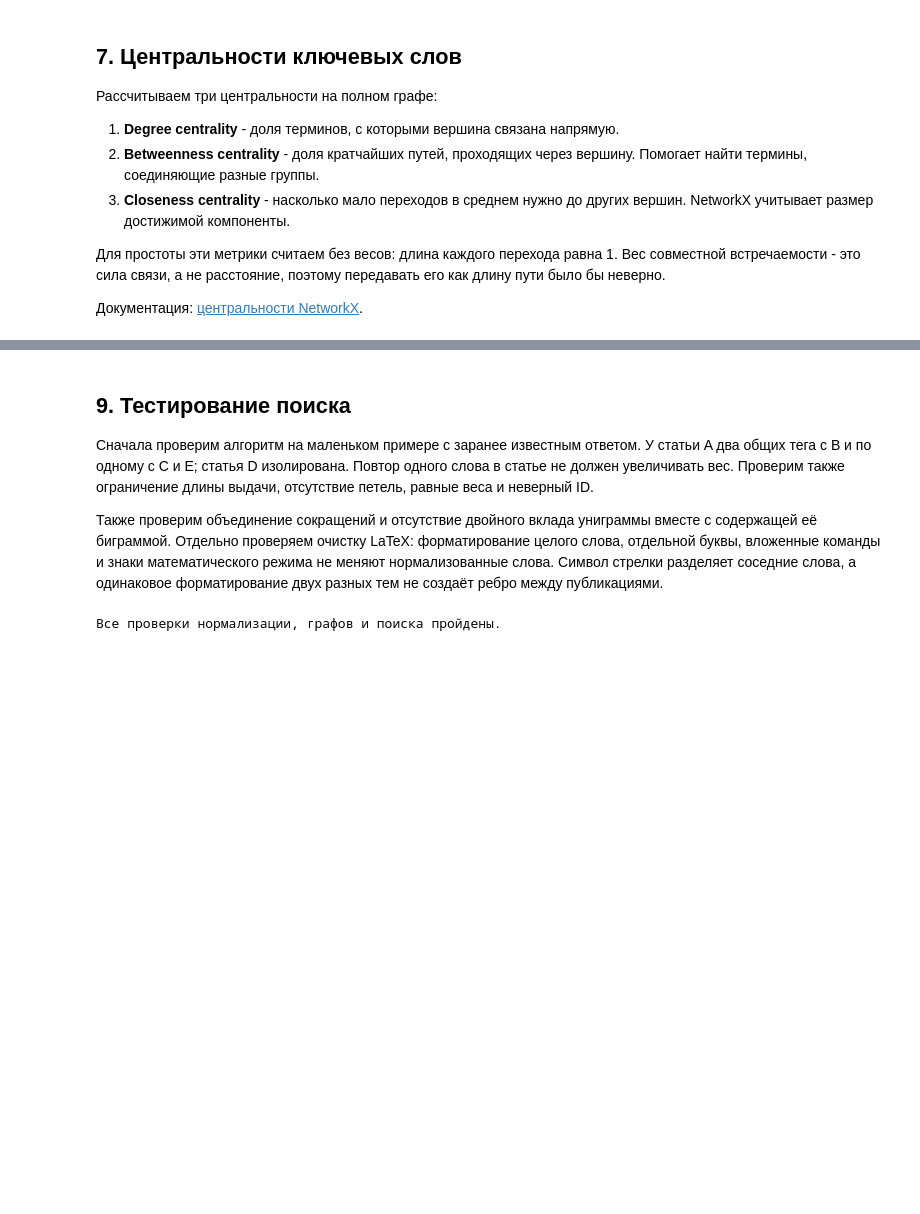
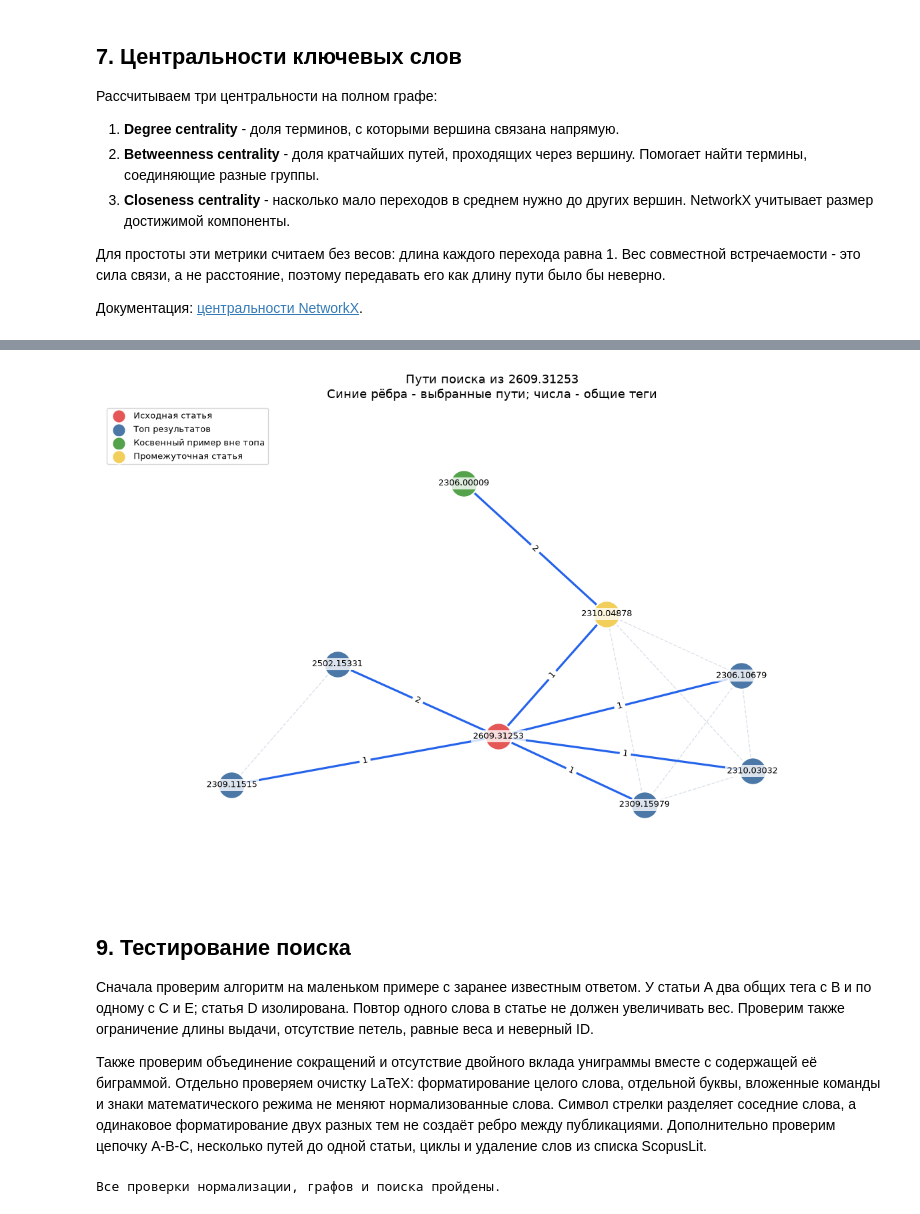
Before and after one commit to shirr9/andan-lab1, a Jupyter notebook: lab1.ipynb, the cells around one changed output, grey strips where cells are left out. Cells and saved outputs as stored; diff of their text form; code cells hidden in the pictures; blank space fills up the shorter version.

```diff
--- a/lab1.ipynb
+++ b/lab1.ipynb
@@ -616,3 +703,44 @@ else:
+# %%
+# Объединяем пути топа и один объясняющий пример без прямого ребра.
+shown_matches = list(matches)
+if indirect_example is not None and indirect_example[0] not in {row[0] for row in matches}:
+    shown_matches.append(indirect_example)
+path_nodes = {QUERY_ID}
+path_edges = set()
+for _, _, path in shown_matches:
+    path_nodes.update(path)
+    path_edges.update(tuple(sorted((left, right))) for left, right in zip(path, path[1:]))
+search_view = G_papers.subgraph(path_nodes)
+positions = nx.spring_layout(search_view, seed=42, weight='weight', k=1.2)
+result_ids = {row[0] for row in matches}
+fig, ax = plt.subplots(figsize=(12, 8))
+nx.draw_networkx_edges(search_view, positions, ax=ax, edge_color='#cbd5e1',
+                       style='dashed', alpha=0.7)
+nx.draw_networkx_edges(search_view, positions, ax=ax, edgelist=sorted(path_edges),
+                       edge_color='#2563eb', width=2.3)
+groups = [({QUERY_ID}, '#e45756', 'Исходная статья'),
+          (result_ids, '#4c78a8', 'Топ результатов')]
+if indirect_example is not None and indirect_example[0] not in result_ids:
+    groups.append(({indirect_example[0]}, '#54a24b', 'Косвенный пример вне топа'))
+marked = set().union(*(group for group, _, _ in groups))
+groups.append((path_nodes - marked, '#f2cf5b', 'Промежуточная статья'))
+for group, color, label in groups:
+    if group:
+        nx.draw_networkx_nodes(search_view, positions, ax=ax, nodelist=sorted(group),
+                               node_color=color, node_size=850, edgecolors='white',
+                               linewidths=1.5, label=label)
+nx.draw_networkx_labels(search_view, positions, ax=ax, font_size=9,
+                        bbox={'facecolor': 'white', 'alpha': 0.8, 'edgecolor': 'none', 'pad': 2})
+nx.draw_networkx_edge_labels(search_view, positions, ax=ax, font_size=9,
+    edge_labels={(left, right): G_papers[left][right]['weight'] for left, right in path_edges})
+ax.set_title(f'Пути поиска из {QUERY_ID}\nСиние рёбра - выбранные пути; числа - общие теги')
+ax.legend(loc='upper left', fontsize=9, scatterpoints=1, markerscale=0.5)
+ax.margins(0.18)
+ax.axis('off')
+plt.tight_layout()
+plt.show()
+# %% [output]
+[figure, added]
 # %% [markdown]
 ## 9. Тестирование поиска
 
@@ -627,6 +755,8 @@ else:
 вложенные команды и знаки математического режима не меняют нормализованные слова.
 Символ стрелки разделяет соседние слова, а одинаковое форматирование
 двух разных тем не создаёт ребро между публикациями.
+Дополнительно проверим цепочку A-B-C, несколько путей до одной статьи,
+циклы и удаление слов из списка ScopusLit.
 # %%
 example = {
     "A": ["graph", "user", "item", "graph"],
```
Also changed, not shown: parts of 22 cells of this notebook.
